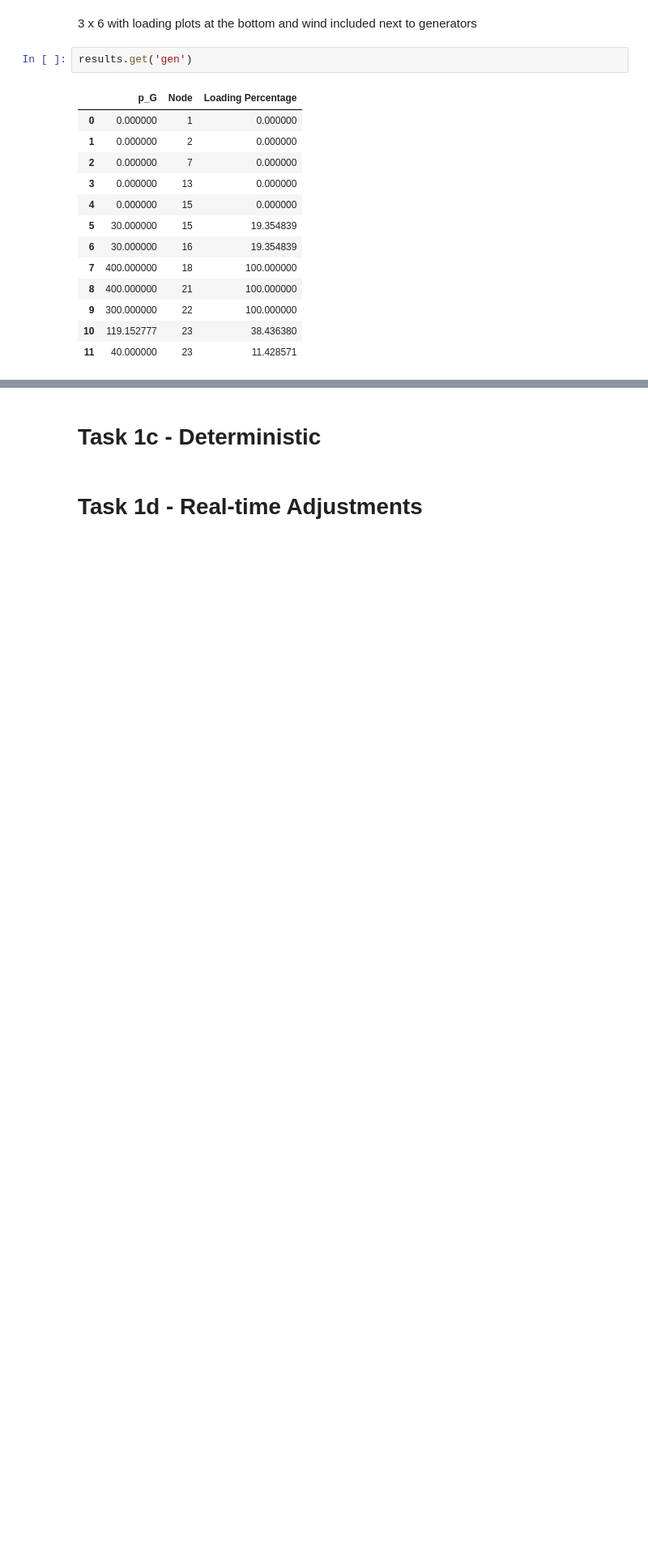
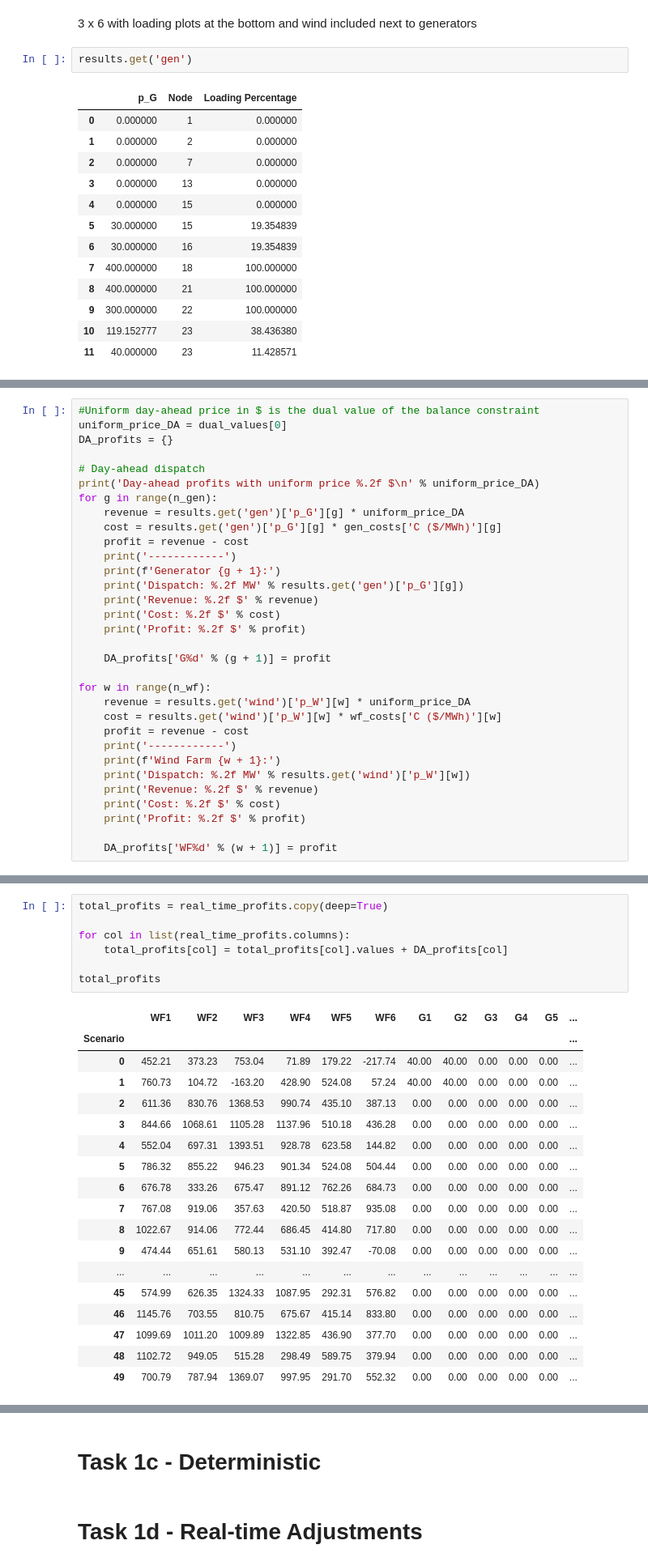
Before and after one commit to SorenBlattBendtsen/46750, a Jupyter notebook: Assignment 2/task_1.ipynb, the cells around one changed output, grey strips where cells are left out. Shown at 81% size. Drawn from its saved outputs; the diff is of its cells as text; blank space fills up the shorter version.

```diff
--- a/Assignment 2/task_1.ipynb
+++ b/Assignment 2/task_1.ipynb
@@ -301,0 +329,32 @@ plt.show()
+# %%
+#Uniform day-ahead price in $ is the dual value of the balance constraint
+uniform_price_DA = dual_values[0]
+DA_profits = {}
+
+# Day-ahead dispatch
+print('Day-ahead profits with uniform price %.2f $\n' % uniform_price_DA)
+for g in range(n_gen):
+    revenue = results.get('gen')['p_G'][g] * uniform_price_DA
+    cost = results.get('gen')['p_G'][g] * gen_costs['C ($/MWh)'][g]
+    profit = revenue - cost
+    print('------------')
+    print(f'Generator {g + 1}:')
+    print('Dispatch: %.2f MW' % results.get('gen')['p_G'][g])
+    print('Revenue: %.2f $' % revenue)
+    print('Cost: %.2f $' % cost)
+    print('Profit: %.2f $' % profit)
+
+    DA_profits['G%d' % (g + 1)] = profit
+
+for w in range(n_wf):
+    revenue = results.get('wind')['p_W'][w] * uniform_price_DA
+    cost = results.get('wind')['p_W'][w] * wf_costs['C ($/MWh)'][w]
+    profit = revenue - cost
+    print('------------')
+    print(f'Wind Farm {w + 1}:')
+    print('Dispatch: %.2f MW' % results.get('wind')['p_W'][w])
+    print('Revenue: %.2f $' % revenue)
+    print('Cost: %.2f $' % cost)
+    print('Profit: %.2f $' % profit)
+
+    DA_profits['WF%d' % (w + 1)] = profit
@@ -301,0 +441,26 @@ plt.show()
+# %%
+total_profits = real_time_profits.copy(deep=True)
+
+for col in list(real_time_profits.columns):
+    total_profits[col] = total_profits[col].values + DA_profits[col]
+
+total_profits
+# %% [output]
+|  | WF1 | WF2 | WF3 | WF4 | WF5 | WF6 | G1 | G2 | G3 | G4 | G5 | ... |
+| Scenario |  |  |  |  |  |  |  |  |  |  |  | ... |
+| 0 | 452.21 | 373.23 | 753.04 | 71.89 | 179.22 | -217.74 | 40.00 | 40.00 | 0.00 | 0.00 | 0.00 | ... |
+| 1 | 760.73 | 104.72 | -163.20 | 428.90 | 524.08 | 57.24 | 40.00 | 40.00 | 0.00 | 0.00 | 0.00 | ... |
+| 2 | 611.36 | 830.76 | 1368.53 | 990.74 | 435.10 | 387.13 | 0.00 | 0.00 | 0.00 | 0.00 | 0.00 | ... |
+| 3 | 844.66 | 1068.61 | 1105.28 | 1137.96 | 510.18 | 436.28 | 0.00 | 0.00 | 0.00 | 0.00 | 0.00 | ... |
+| 4 | 552.04 | 697.31 | 1393.51 | 928.78 | 623.58 | 144.82 | 0.00 | 0.00 | 0.00 | 0.00 | 0.00 | ... |
+| 5 | 786.32 | 855.22 | 946.23 | 901.34 | 524.08 | 504.44 | 0.00 | 0.00 | 0.00 | 0.00 | 0.00 | ... |
+| 6 | 676.78 | 333.26 | 675.47 | 891.12 | 762.26 | 684.73 | 0.00 | 0.00 | 0.00 | 0.00 | 0.00 | ... |
+| 7 | 767.08 | 919.06 | 357.63 | 420.50 | 518.87 | 935.08 | 0.00 | 0.00 | 0.00 | 0.00 | 0.00 | ... |
+| 8 | 1022.67 | 914.06 | 772.44 | 686.45 | 414.80 | 717.80 | 0.00 | 0.00 | 0.00 | 0.00 | 0.00 | ... |
+| 9 | 474.44 | 651.61 | 580.13 | 531.10 | 392.47 | -70.08 | 0.00 | 0.00 | 0.00 | 0.00 | 0.00 | ... |
+| ... | ... | ... | ... | ... | ... | ... | ... | ... | ... | ... | ... | ... |
+| 45 | 574.99 | 626.35 | 1324.33 | 1087.95 | 292.31 | 576.82 | 0.00 | 0.00 | 0.00 | 0.00 | 0.00 | ... |
+| 46 | 1145.76 | 703.55 | 810.75 | 675.67 | 415.14 | 833.80 | 0.00 | 0.00 | 0.00 | 0.00 | 0.00 | ... |
+| 47 | 1099.69 | 1011.20 | 1009.89 | 1322.85 | 436.90 | 377.70 | 0.00 | 0.00 | 0.00 | 0.00 | 0.00 | ... |
+| 48 | 1102.72 | 949.05 | 515.28 | 298.49 | 589.75 | 379.94 | 0.00 | 0.00 | 0.00 | 0.00 | 0.00 | ... |
+| 49 | 700.79 | 787.94 | 1369.07 | 997.95 | 291.70 | 552.32 | 0.00 | 0.00 | 0.00 | 0.00 | 0.00 | ... |
```
Also changed, not shown: parts of 8 cells of this notebook, 2 other files.
